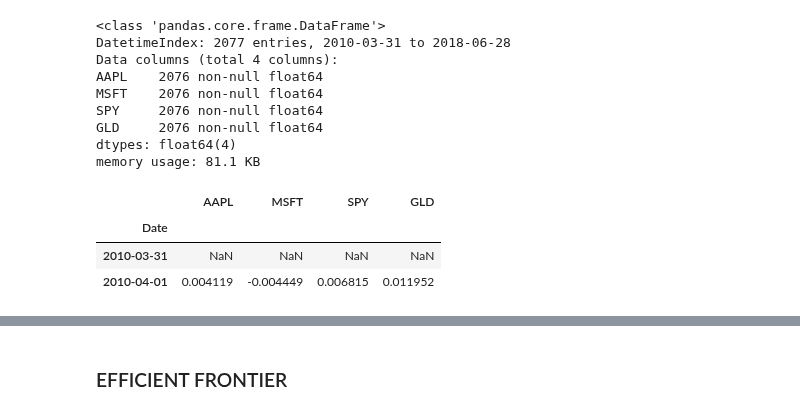
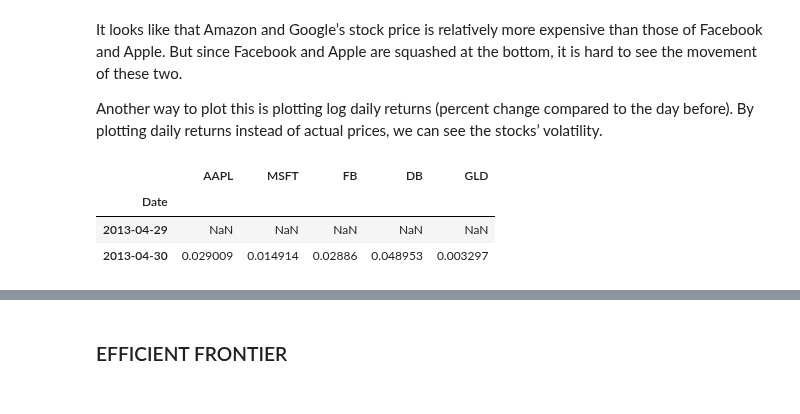
Before and after one commit to NumEconCopenhagen/projects-2019-mk, a Jupyter notebook: modelproject/modelproject/Modern Portfolio Theory 4.ipynb, the cells around one changed output, grey strips where cells are left out. Cells and saved outputs as stored; diff of their text form; code cells hidden in the pictures.

```diff
--- a/modelproject/modelproject/Modern Portfolio Theory 4.ipynb
+++ b/modelproject/modelproject/Modern Portfolio Theory 4.ipynb
@@ -30,4 +100,4 @@ def yprices(name, start, end):
 # %%
-symbols = ['AAPL', 'MSFT', 'SPY', 'GLD']
+symbols = ['AAPL', 'MSFT', 'FB', 'DB', 'GLD']
 noa = len(symbols)
 # this is a list that will then be looped for a dataframe
@@ -38,5 +104,5 @@ int
 # %%
-start = datetime.datetime(2010, 4, 1)
+start = datetime.datetime(2013, 4, 28)
 #datetime for pulling quotes
 # %%
-end = datetime.datetime(2018, 6, 29)
+end = datetime.datetime(2018, 10, 3)
@@ -52,10 +111,10 @@ f.head(1)
 # %%
 data = pd.DataFrame()
 for sym in symbols:
- data[sym] = yprices(sym, start, end)['Adj Close']
+ data[sym] = yprices(sym, start, end)['Close']
 data.columns = symbols
 #loop that creates a dataframe
-data.head(1)
+data.iloc[np.r_[0:4, -4:0]]
 # %% [output]
 [*********************100%***********************]  1 of 1 downloaded
 [*********************100%***********************]  1 of 1 downloaded
@@ -106,25 +151,15 @@ distributed:
+# %% [markdown]
+It looks like that Amazon and Google’s stock price is relatively more expensive than those of Facebook and Apple. But since Facebook and Apple are squashed at the bottom, it is hard to see the movement of these two.
+
+Another way to plot this is plotting log daily returns (percent change compared to the day before). By plotting daily returns instead of actual prices, we can see the stocks’ volatility.
 # %%
 rets = np.log(data / data.shift(1))
 #new column for returns based on position above
 #this uses log returns
-rets.info()
-#info show that the dataframe is empty for the first column, there's no shift down
 rets.head(2)
-#check for log returns
-#for NFLX the simple return 0.012165
-#log returns are lower when positive and higher when negative (until infinite)
-#they're also symmetrical
+#checking log returns
 # %% [output]
-<class 'pandas.core.frame.DataFrame'>
-DatetimeIndex: 2077 entries, 2010-03-31 to 2018-06-28
-Data columns (total 4 columns):
-AAPL    2076 non-null float64
-MSFT    2076 non-null float64
-SPY     2076 non-null float64
-GLD     2076 non-null float64
-dtypes: float64(4)
-memory usage: 81.1 KB
-|  | AAPL | MSFT | SPY | GLD |
-| Date |  |  |  |  |
-| 2010-03-31 | NaN | NaN | NaN | NaN |
-| 2010-04-01 | 0.004119 | -0.004449 | 0.006815 | 0.011952 |
+|  | AAPL | MSFT | FB | DB | GLD |
+| Date |  |  |  |  |  |
+| 2013-04-29 | NaN | NaN | NaN | NaN | NaN |
+| 2013-04-30 | 0.029009 | 0.014914 | 0.02886 | 0.048953 | 0.003297 |
```
Also changed, not shown: parts of 79 cells of this notebook.
